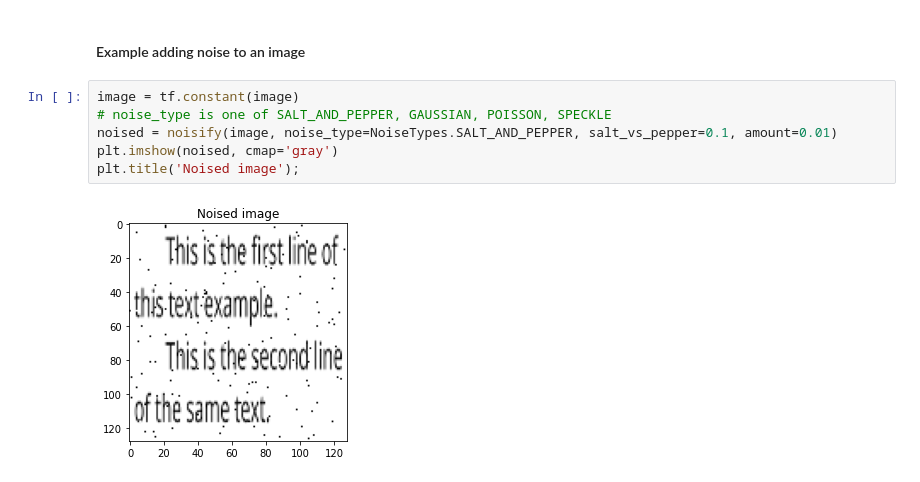
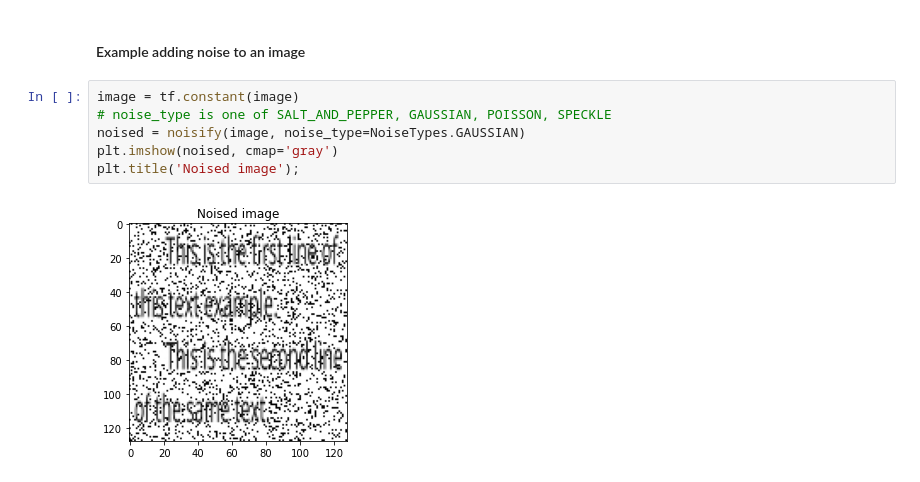
Before and after one commit to Abto-Coursework-Mentoring-2020/ocr-dataset-generator, a Jupyter notebook: src/main.ipynb, the cells around one changed output. Saved outputs shown, nothing was run; the diff lists cells and outputs as text.

```diff
--- a/src/main.ipynb
+++ b/src/main.ipynb
@@ -27,8 +27,8 @@ Original image shape:  (256, 256)
 # %%
 image = tf.constant(image)
 # noise_type is one of SALT_AND_PEPPER, GAUSSIAN, POISSON, SPECKLE
-noised = noisify(image, noise_type=NoiseTypes.SALT_AND_PEPPER, salt_vs_pepper=0.1, amount=0.01)
+noised = noisify(image, noise_type=NoiseTypes.GAUSSIAN)
 plt.imshow(noised, cmap='gray')
 plt.title('Noised image');
 # %% [output]
-[figure, old version]
+[figure, new version]
```
Also changed, not shown: 6 other files.
